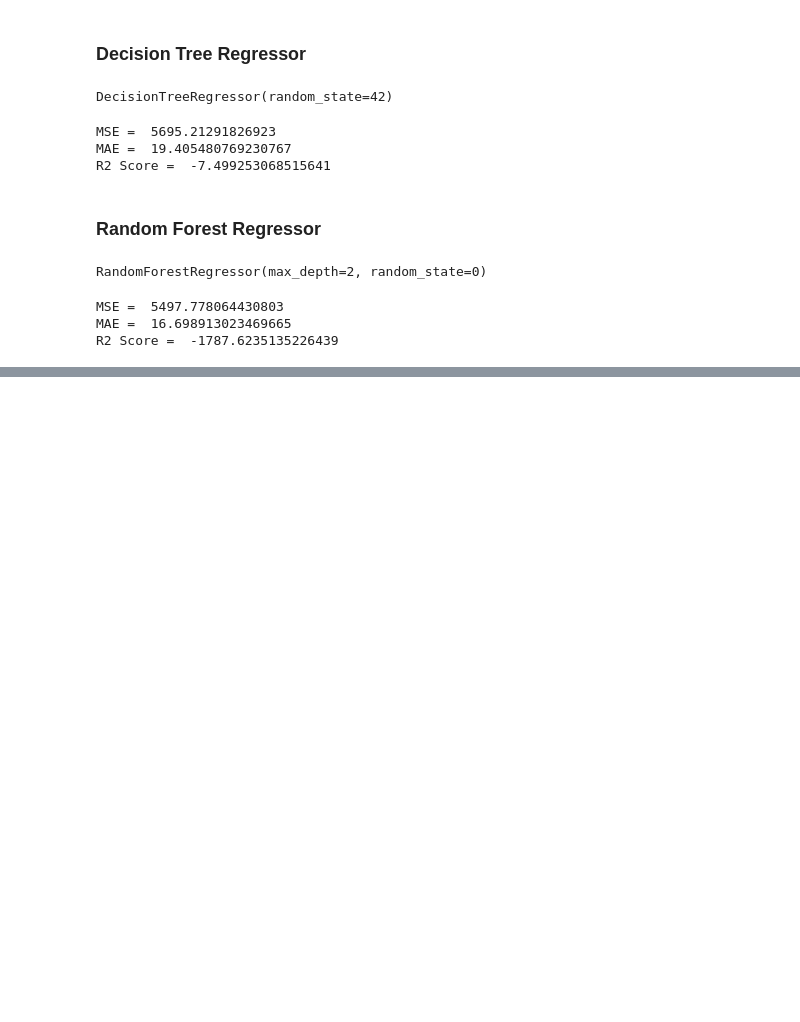
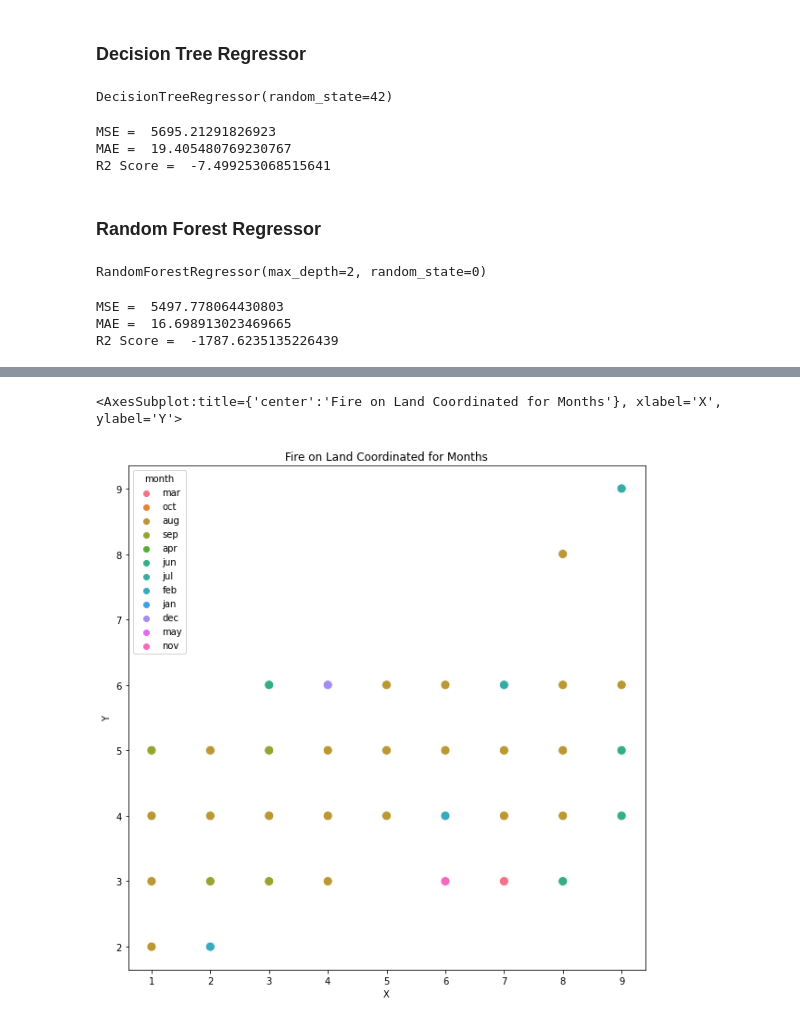
Before and after one commit to NVombat/Predictive-Modelling-of-Wildfires, a Jupyter notebook: ml/models/wildfirepred_model.ipynb, the cells around one changed output, grey strips where cells are left out. Cells and saved outputs as stored; diff of their text form; code cells hidden in the pictures; blank space fills up the shorter version.

```diff
--- a/ml/models/wildfirepred_model.ipynb
+++ b/ml/models/wildfirepred_model.ipynb
@@ -342,0 +471,8 @@ R2 Score =  -1787.6235135226439
+# %%
+plt.figure(figsize = (10,10))
+plt.title("Fire on Land Coordinated for Months")
+
+sns.scatterplot(x = data['X'], y = data['Y'], hue = data['month'], s = 100)
+# %% [output]
+<AxesSubplot:title={'center':'Fire on Land Coordinated for Months'}, xlabel='X', ylabel='Y'>
+[figure, added]
```
Also changed, not shown: parts of 19 cells of this notebook.
